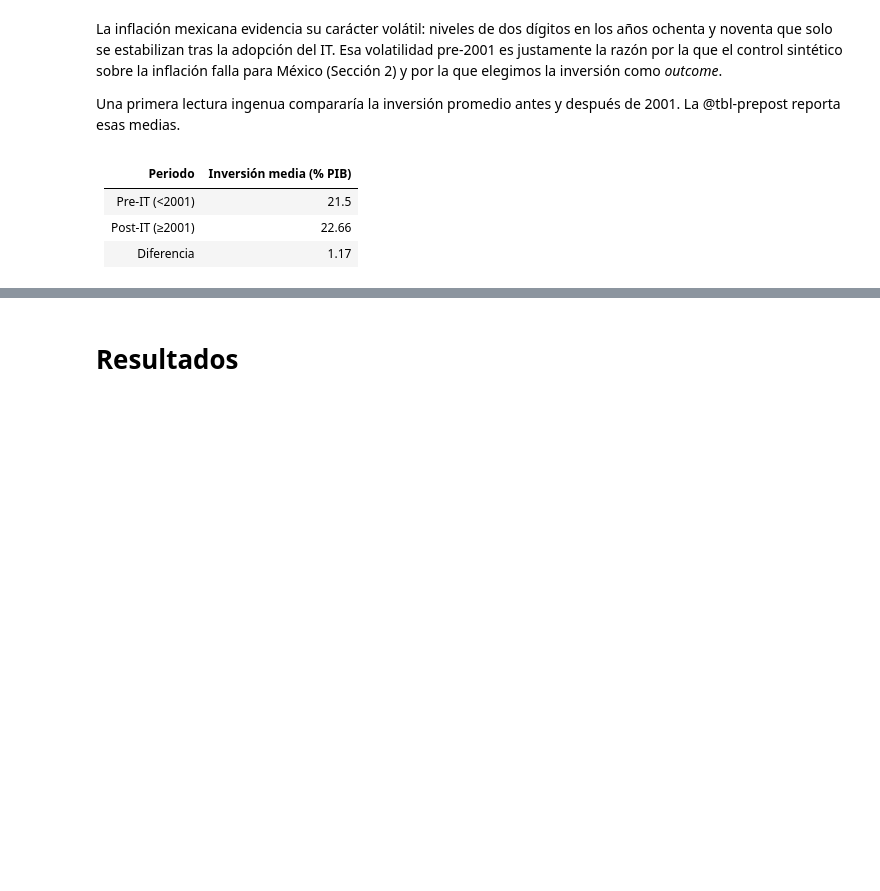
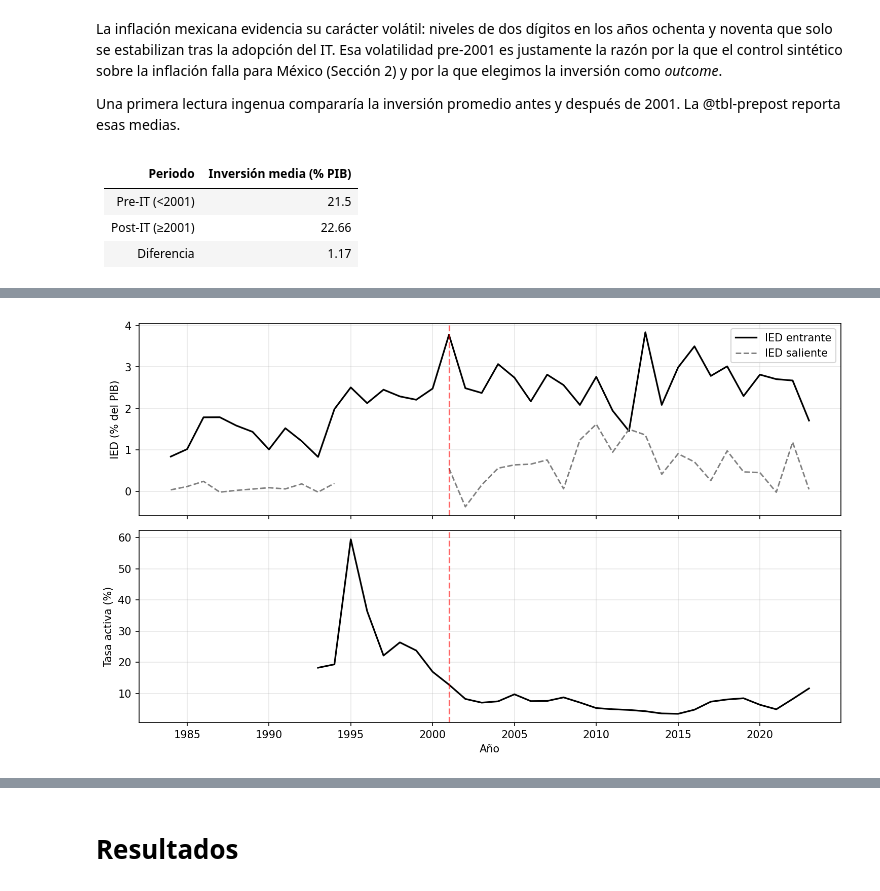
Before and after one commit to br0san/synth_con_econ_II, a Jupyter notebook: 01_analisis.ipynb, the cells around one changed output, grey strips where cells are left out. Drawn from its saved outputs; the diff is of its cells as text; code cells hidden in the pictures; blank space fills up the shorter version.

```diff
--- a/01_analisis.ipynb
+++ b/01_analisis.ipynb
@@ -217,0 +254,15 @@ El cuadro revela una aparente paradoja: la inversión promedio fue **mayor** des
+# %%
+#| label: fig-mexico-financ
+#| fig-cap: "México: flujos de IED (% del PIB) y tasa de interés activa (1984–2023). Línea roja: adopción del IT."
+fig, axes = plt.subplots(2, 1, figsize=(10, 6), sharex=True)
+axes[0].plot(mx.index, mx["fdi_inflows"],  color="black", lw=1.6, label="IED entrante")
+axes[0].plot(mx.index, mx["fdi_outflows"], color="gray",  lw=1.4, ls="--", label="IED saliente")
+axes[0].set_ylabel("IED (% del PIB)"); axes[0].legend(); axes[0].grid(alpha=0.3)
+axes[1].plot(mx.index, mx["lending_rate"], color="black", lw=1.6)
+axes[1].set_ylabel("Tasa activa (%)"); axes[1].set_xlabel("Año"); axes[1].grid(alpha=0.3)
+for ax in axes:
+    ax.axvline(TREATMENT_YEAR, color="red", ls="--", alpha=0.6)
+fig.tight_layout()
+plt.show()
+# %% [output]
+[figure, added]
```
Also changed, not shown: parts of 10 cells of this notebook, 5 other files.
